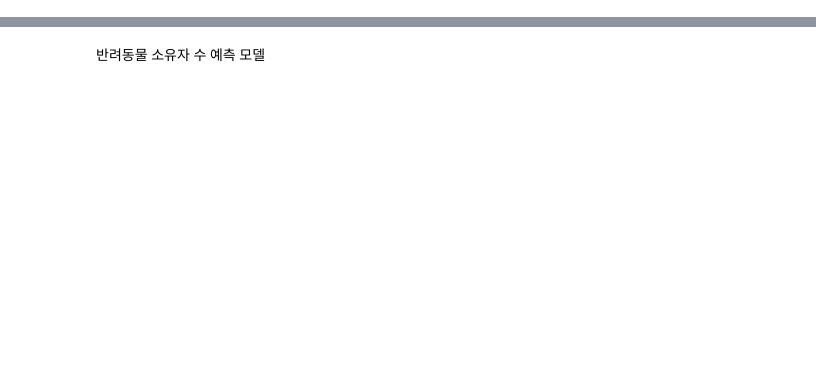
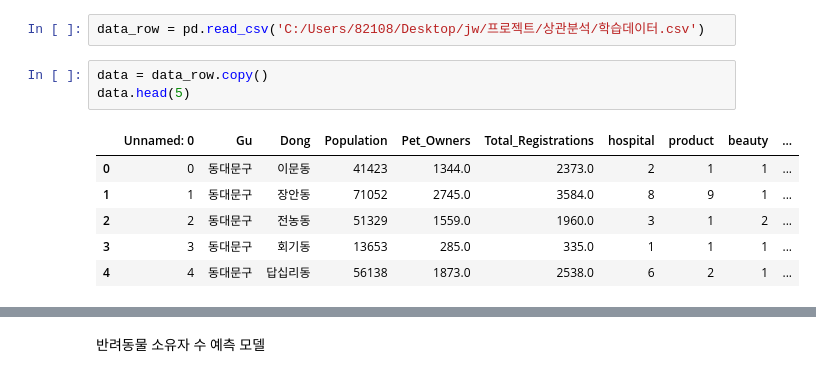
Before and after one commit to Kkimjiwoo/-Team_Project-, a Jupyter notebook: 결측치 처리/회귀분석_소유자수_추정.ipynb, the cells around one changed output, grey strips where cells are left out. Drawn from its saved outputs; the diff is of its cells as text; blank space fills up the shorter version.

```diff
--- a/결측치 처리/회귀분석_소유자수_추정.ipynb
+++ b/결측치 처리/회귀분석_소유자수_추정.ipynb
@@ -318,0 +11,12 @@ result = model.fit(x, y)
+# %%
+data_row = pd.read_csv('C:/Users/82108/Desktop/jw/프로젝트/상관분석/학습데이터.csv')
+# %%
+data = data_row.copy()
+data.head(5)
+# %% [output]
+|  | Unnamed: 0 | Gu | Dong | Population | Pet_Owners | Total_Registrations | hospital | product | beauty | ... |
+| 0 | 0 | 동대문구 | 이문동 | 41423 | 1344.0 | 2373.0 | 2 | 1 | 1 | ... |
+| 1 | 1 | 동대문구 | 장안동 | 71052 | 2745.0 | 3584.0 | 8 | 9 | 1 | ... |
+| 2 | 2 | 동대문구 | 전농동 | 51329 | 1559.0 | 1960.0 | 3 | 1 | 2 | ... |
+| 3 | 3 | 동대문구 | 회기동 | 13653 | 285.0 | 335.0 | 1 | 1 | 1 | ... |
+| 4 | 4 | 동대문구 | 답십리동 | 56138 | 1873.0 | 2538.0 | 6 | 2 | 1 | ... |
```
Also changed, not shown: parts of 65 cells of this notebook, 1 other file.
